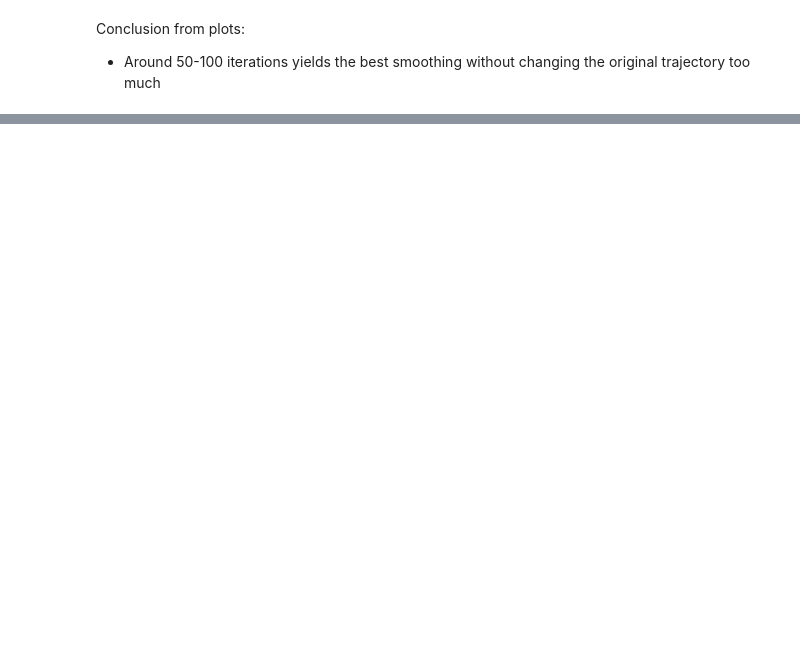
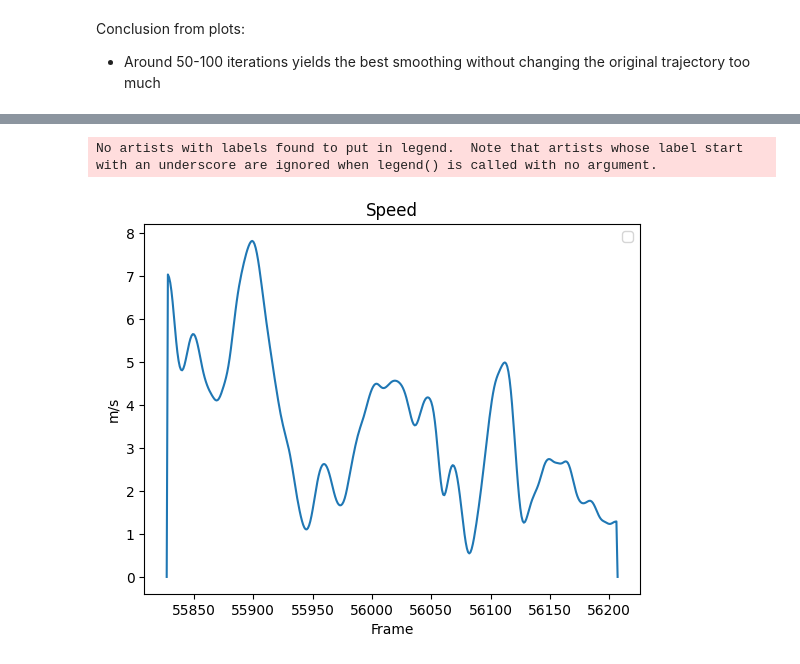
Before and after one commit to AdamSuma/TrackingDataSmoothing, a Jupyter notebook: src/timeSeriesAnalysis.ipynb, the cells around one changed output, grey strips where cells are left out. Cells and saved outputs as stored; diff of their text form; code cells hidden in the pictures; blank space fills up the shorter version.

```diff
--- a/src/timeSeriesAnalysis.ipynb
+++ b/src/timeSeriesAnalysis.ipynb
@@ -341,0 +365,3 @@ Conclusion from plots:
+# %%
+file_path_IMU = '../data/matches/Feb/Leon Avdullahu_IMU_1384039.csv'
+partialIMU = read_csv_partially(file_path_IMU, 0, 1500000)
@@ -341,0 +409,16 @@ Conclusion from plots:
+# %%
+smoothened_file_path = '../data/smoothenedData/1384039/smoothened_1384039_FULL_10IT.csv'
+smoothenedFrames = read_csv_partially(smoothened_file_path, 0, 1500000)
+
+smoothDF = pd.DataFrame(smoothenedFrames[1:], columns=smoothenedFrames[0])
+smoothDF = smoothDF[smoothDF['object_id'] == playerID]
+smoothDF['timestamp'] = smoothDF['timestamp'].astype(int)
+smoothDF['half'] = smoothDF['half'].astype(int)
+smoothDF['frame_id'] = smoothDF['frame_id'].astype(int)
+smoothDF['speed'] = smoothDF['speed'].apply(lambda x: float(x) if x != '' else None)
+smoothDF['arc_length'] = smoothDF['arc_length'].apply(lambda x: float(x) if x != '' else None)
+smoothDF['acceleration'] = (smoothDF['speed'].shift(-1) - smoothDF['speed'].shift(1))/((smoothDF['timestamp'].shift(-1) - smoothDF['timestamp'].shift(1))/1000)
+# smoothDF['frame_id'] = smoothDF['frame_id'].astype(int)
+# smoothDF['object_id'] = smoothDF['object_id'].astype(int)
+smoothDF = pd.merge(smoothDF, IMUDF,how='left', on=['timestamp', 'half', 'object_id'])
+smoothDF
@@ -341,0 +439,13 @@ Conclusion from plots:
+# %%
+framePlotDF = smoothDF[(smoothDF['frame_id'] >= start_frame) & (smoothDF['frame_id'] <= end_frame)]
+plt.plot(framePlotDF['frame_id'], framePlotDF['speed'])
+
+plt.title('Speed')
+plt.xlabel('Frame')  # Replace 'Index' with the actual x-axis label
+plt.ylabel('m/s')  # Replace 'Value' with the actual y-axis label
+plt.legend()
+# plt.xlim(38222, 38335)
+plt.show()
+# %% [output]
+No artists with labels found to put in legend.  Note that artists whose label start with an underscore are ignored when legend() is called with no argument.
+[figure, added]
```
Also changed, not shown: parts of 27 cells of this notebook, 3 other files.
